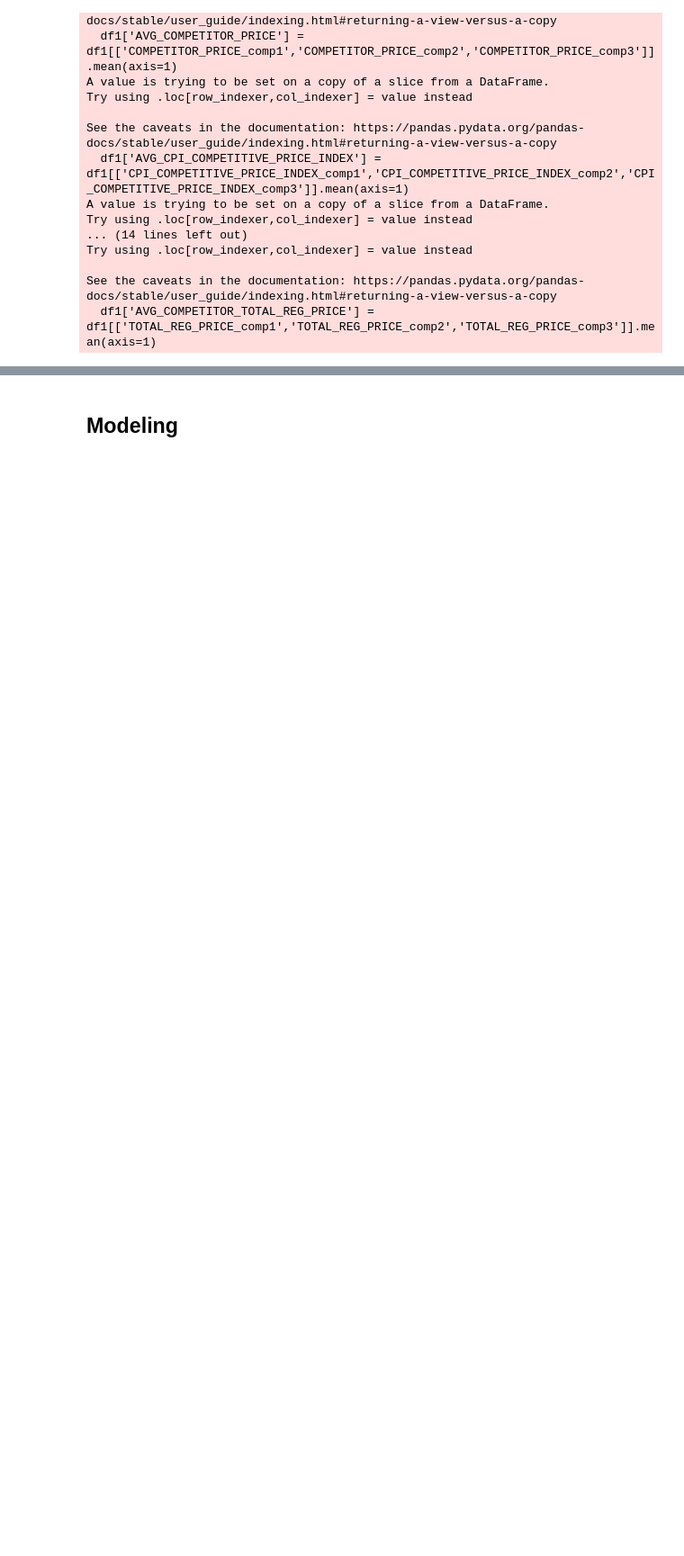
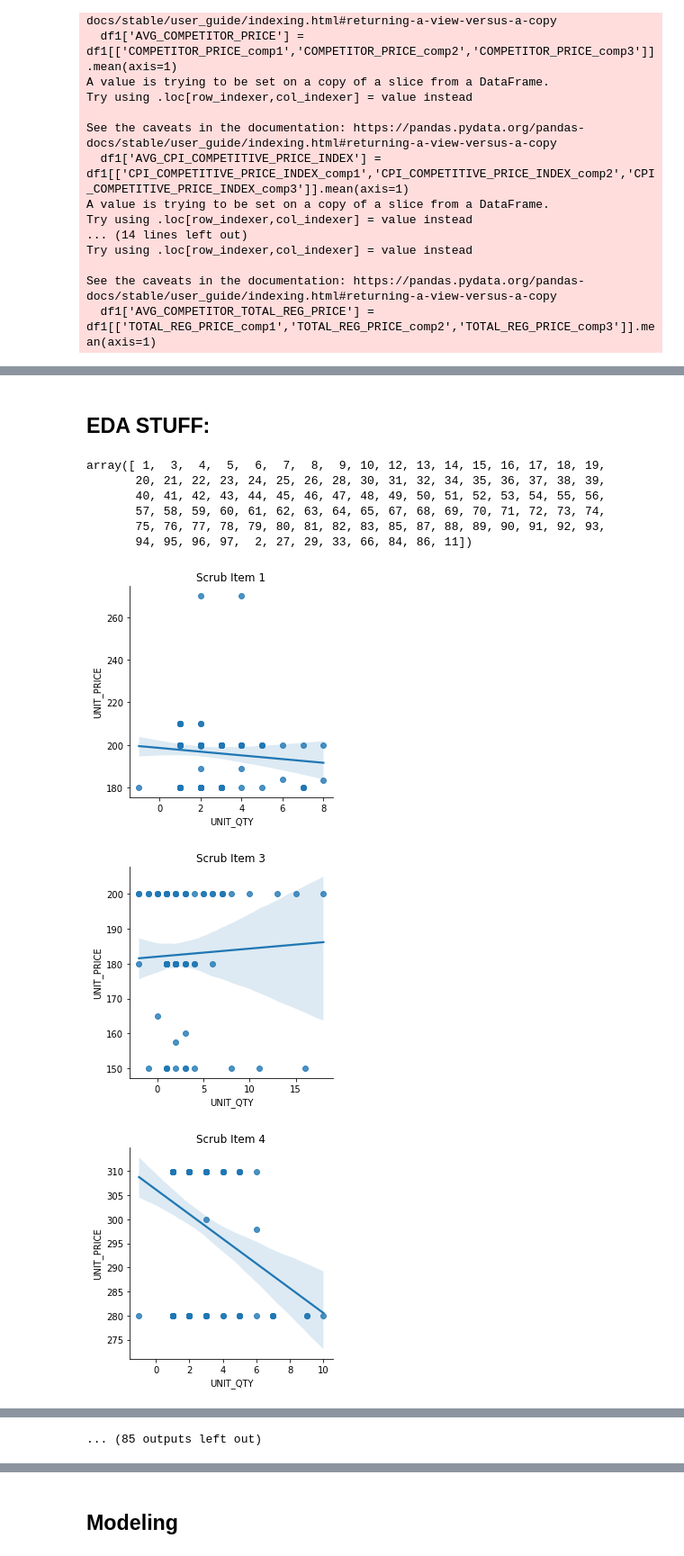
Before and after one commit to arthursjkim/tsc_pricing_optimization, a Jupyter notebook: arthur_notebook_v2.ipynb, the cells around one changed output, grey strips where cells are left out. Shown at 90% size. Saved outputs shown, nothing was run; the diff lists cells and outputs as text; code cells hidden in the pictures; blank space fills up the shorter version.

```diff
--- a/arthur_notebook_v2.ipynb
+++ b/arthur_notebook_v2.ipynb
@@ -223,6 +232,8 @@ df_tsc_sales.head()
 | 4 | 1 | 20190502 | 10639 | 1 | 2.0 | 219.99 | 132.97 |
 # %%
 df_tsc_sales.drop(['SCRUB_TRANS_NO','TRANS_SEQ_NO'], axis=1, inplace=True)
+# %%
+df_tsc_sales = df_tsc_sales[df_tsc_sales['UNIT_QTY'] != 0]
 # %% [markdown]
 ## Converting to Date and Time
 # %% [markdown]
@@ -695,3 +680,0 @@ memory usage: 824.9 KB
-# %%
-df3['MONTH'] = df3['DATE'].dt.month
-df3['YEAR'] = df3['DATE'].dt.year
@@ -734,0 +681,9 @@ df4.reset_index(inplace=True, drop=True)
+# %%
+df3.drop(['AVG_COMPETITOR_PRICE',
+          'AVG_CPI_COMPETITIVE_PRICE_INDEX',
+          'AVG_COMPETITOR_SHIPPING',
+          'AVG_COMPETITOR_REG_PRICE',
+          'AVG_COMPETITOR_TOTAL_REG_PRICE',
+          'UNIT_COST'],
+         axis=1,
+         inplace=True)
@@ -734,0 +695,22 @@ df4.reset_index(inplace=True, drop=True)
+# %% [markdown]
+## EDA STUFF:
+# %%
+items = df3['SCRUB_ITEM'].unique()
+items
+# %% [output]
+array([ 1,  3,  4,  5,  6,  7,  8,  9, 10, 12, 13, 14, 15, 16, 17, 18, 19,
+       20, 21, 22, 23, 24, 25, 26, 28, 30, 31, 32, 34, 35, 36, 37, 38, 39,
+       40, 41, 42, 43, 44, 45, 46, 47, 48, 49, 50, 51, 52, 53, 54, 55, 56,
+       57, 58, 59, 60, 61, 62, 63, 64, 65, 67, 68, 69, 70, 71, 72, 73, 74,
+       75, 76, 77, 78, 79, 80, 81, 82, 83, 85, 87, 88, 89, 90, 91, 92, 93,
+       94, 95, 96, 97,  2, 27, 29, 33, 66, 84, 86, 11])
+# %%
+for i in items:
+    df_item = df3[df3['SCRUB_ITEM']==i]
+    sns.lmplot(x = "UNIT_QTY", y = "UNIT_PRICE", data =df_item , height = 4);
+    ax = plt.gca();
+    ax.set_title("Scrub Item {}".format(i));
+# %% [output]
+[figure, added]
+[figure, added]
+[figure, added]
@@ -734,0 +726 @@ df4.reset_index(inplace=True, drop=True)
+... (85 outputs left out)
```
Also changed, not shown: parts of 71 cells of this notebook, 1 other file.
